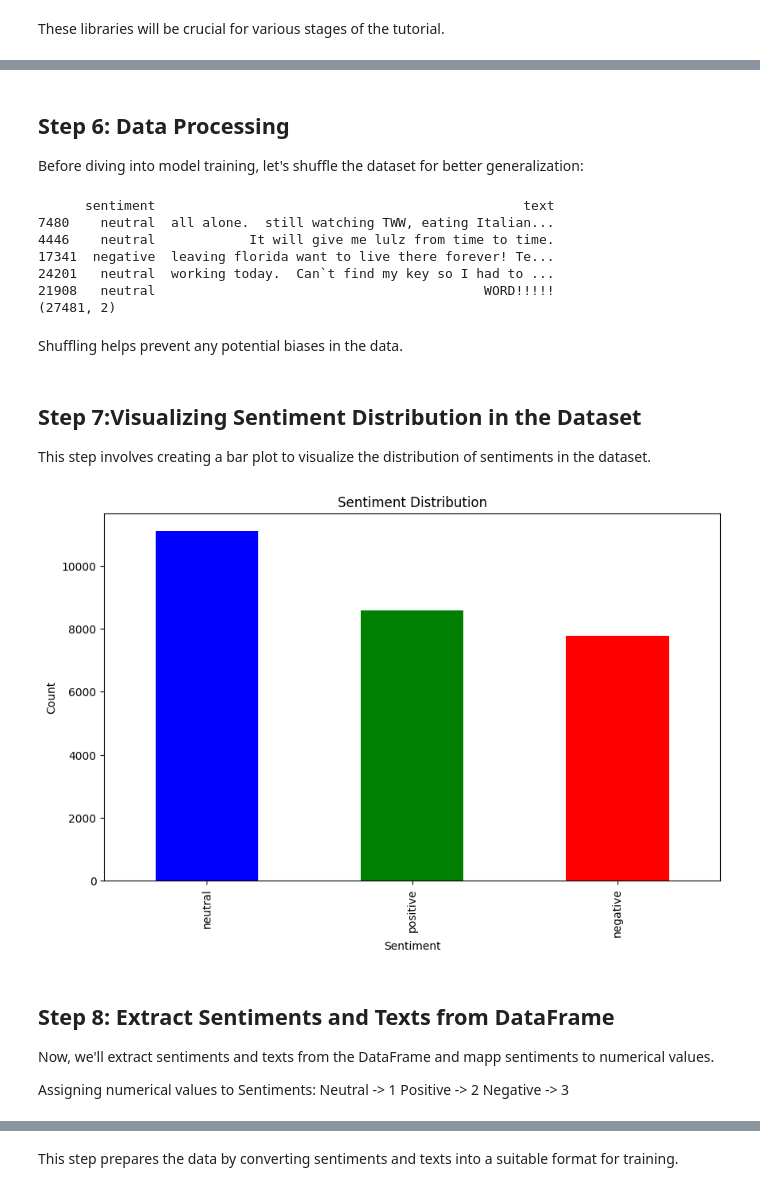
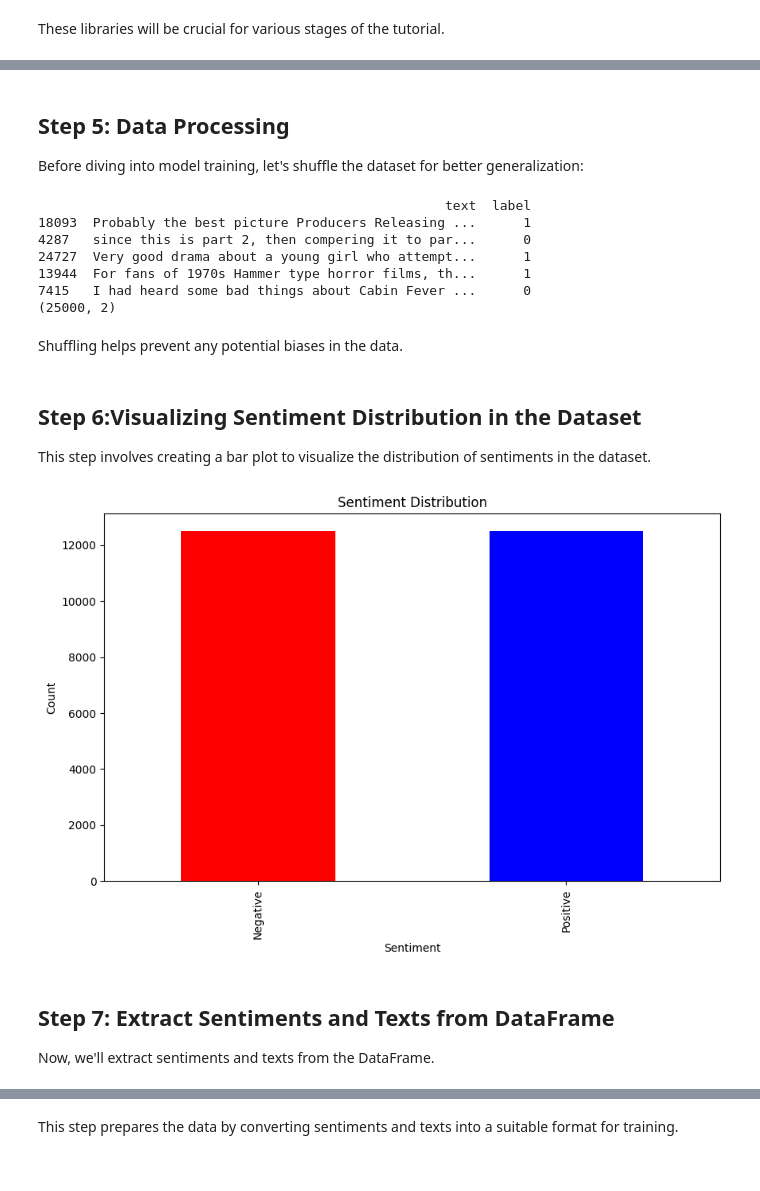
Before and after one commit to facebookresearch/LASER, a Jupyter notebook: tasks/SentimentAnalysis/SentimentAnalysis.ipynb, the cells around one changed output, grey strips where cells are left out. Cells and saved outputs as stored; diff of their text form; code cells hidden in the pictures.

Commit message:
Changed the dataset which helped the accuracy to 83%

```diff
--- a/tasks/SentimentAnalysis/SentimentAnalysis.ipynb
+++ b/tasks/SentimentAnalysis/SentimentAnalysis.ipynb
@@ -88,7 +75,0 @@ We'll load the sentiment analysis dataset, detect its encoding, and select only
-# %%
-with open('/content/drive/MyDrive/dataset/train.csv', 'rb') as f:
-    result = chardet.detect(f.read())
-
-# Use the detected encoding when reading the CSV file
-data = pd.read_csv('/content/drive/MyDrive/dataset/train.csv', encoding=result['encoding'])
-data = data[['sentiment', 'text']]
@@ -97,5 +90,5 @@ This ensures that we work with the correct dataset encoding.
 # %% [markdown]
-## Step 6: Data Processing
+## Step 5: Data Processing
 
 Before diving into model training, let's shuffle the dataset for better generalization:
 # %%
@@ -103,34 +96,34 @@ data = data.sample(frac=1)
 print(data.head())
 print(data.shape)
 # %% [output]
-      sentiment                                               text
-7480    neutral  all alone.  still watching TWW, eating Italian...
-4446    neutral            It will give me lulz from time to time.
-17341  negative  leaving florida want to live there forever! Te...
-24201   neutral  working today.  Can`t find my key so I had to ...
-21908   neutral                                          WORD!!!!!
-(27481, 2)
+                                                    text  label
+18093  Probably the best picture Producers Releasing ...      1
+4287   since this is part 2, then compering it to par...      0
+24727  Very good drama about a young girl who attempt...      1
+13944  For fans of 1970s Hammer type horror films, th...      1
+7415   I had heard some bad things about Cabin Fever ...      0
+(25000, 2)
 # %% [markdown]
 Shuffling helps prevent any potential biases in the data.
 # %% [markdown]
-## Step 7:Visualizing Sentiment Distribution in the Dataset
+## Step 6:Visualizing Sentiment Distribution in the Dataset
 
 This step involves creating a bar plot to visualize the distribution of sentiments in the dataset.
 # %%
 plt.figure(figsize=(10, 6))
-data['sentiment'].value_counts().plot(kind='bar', color=['blue', 'green', 'red'])
-plt.title('Sentiment Distribution')
-plt.xlabel('Sentiment')
-plt.ylabel('Count')
+ax = data['label'].value_counts().plot(kind='bar', color=['red', 'blue'])
+ax.set_title('Sentiment Distribution')
+ax.set_xlabel('Sentiment')
+ax.set_ylabel('Count')
+
+labels = ['Negative', 'Positive']
+ax.set_xticks([0, 1])
+ax.set_xticklabels(labels)
+
 plt.show()
 # %% [output]
-[figure, old version]
+[figure, new version]
 # %% [markdown]
-## Step 8: Extract Sentiments and Texts from DataFrame
+## Step 7: Extract Sentiments and Texts from DataFrame
 
-Now, we'll extract sentiments and texts from the DataFrame and mapp sentiments to numerical values.
-
-Assigning numerical values to Sentiments:
-Neutral -> 1
-Positive -> 2
-Negative -> 3
+Now, we'll extract sentiments and texts from the DataFrame.
```
Also changed, not shown: parts of 25 cells of this notebook.
